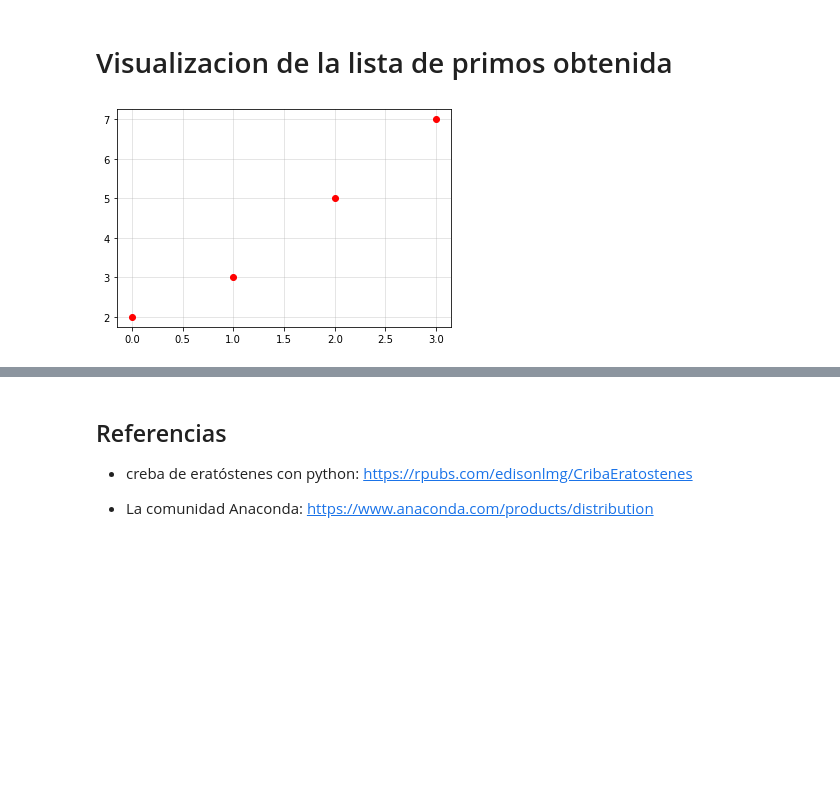
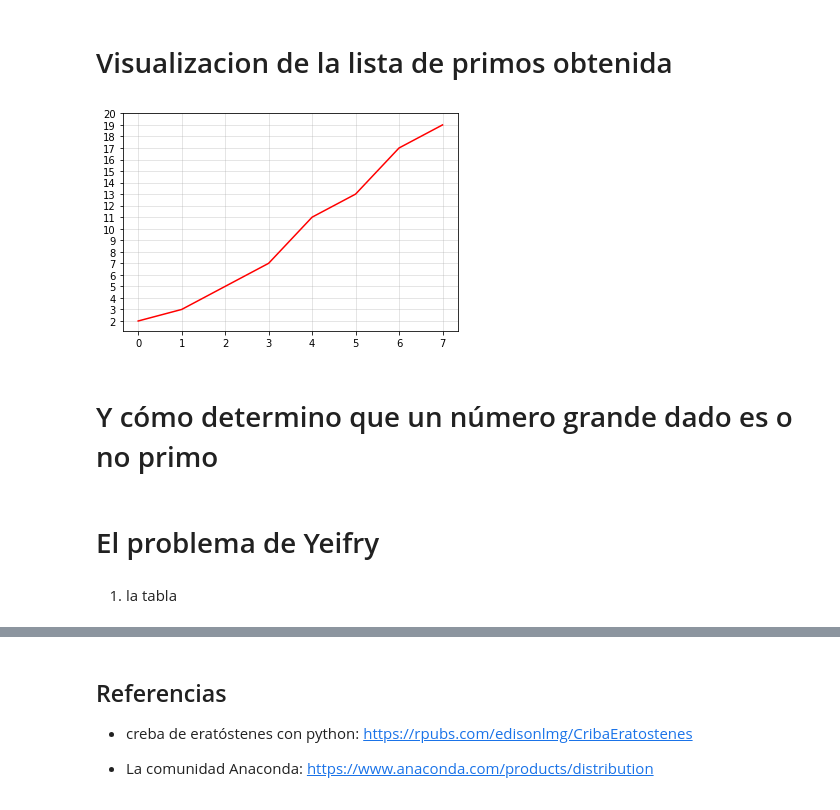
Before and after one commit to marco-canas/fundamentos_de_la_aritmetica, a Jupyter notebook: clases/criba.ipynb, the cells around one changed output, grey strips where cells are left out. Cells and saved outputs as stored; diff of their text form; code cells hidden in the pictures; blank space fills up the shorter version.

```diff
--- a/clases/criba.ipynb
+++ b/clases/criba.ipynb
@@ -44,10 +60,12 @@ primos(40)
 # Visualizacion de la lista de primos obtenida
 # %%
 import matplotlib.pyplot as plt
-
-plt.plot(primos(n = 10), 'ro')
+n = 20
+plt.plot(primos(n), 'r-')
 plt.grid(alpha = 0.4)
-
+plt.yticks(np.arange(2,n+1))
 plt.savefig('primos.jpg')
 # %% [output]
-[figure, old version]
+[figure, new version]
+# %% [markdown]
+# Y cómo determino que un número grande dado es o no primo
@@ -53,0 +75,4 @@ plt.savefig('primos.jpg')
+# %% [markdown]
+# El problema de Yeifry
+# %% [markdown]
+1. la tabla
```
Also changed, not shown: parts of 8 cells of this notebook, 2 other files.
